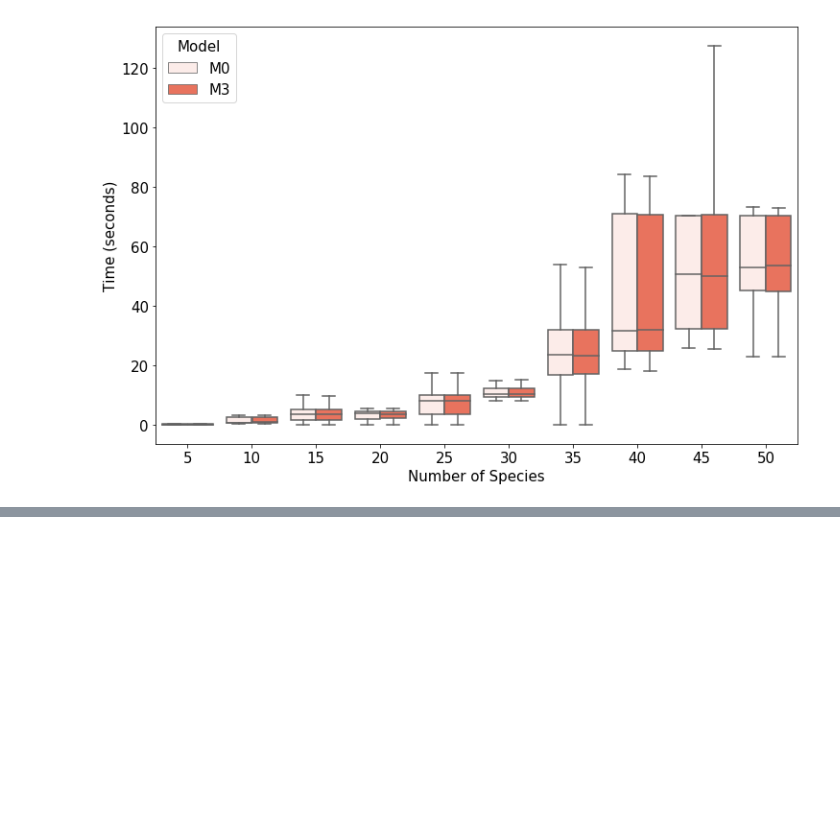
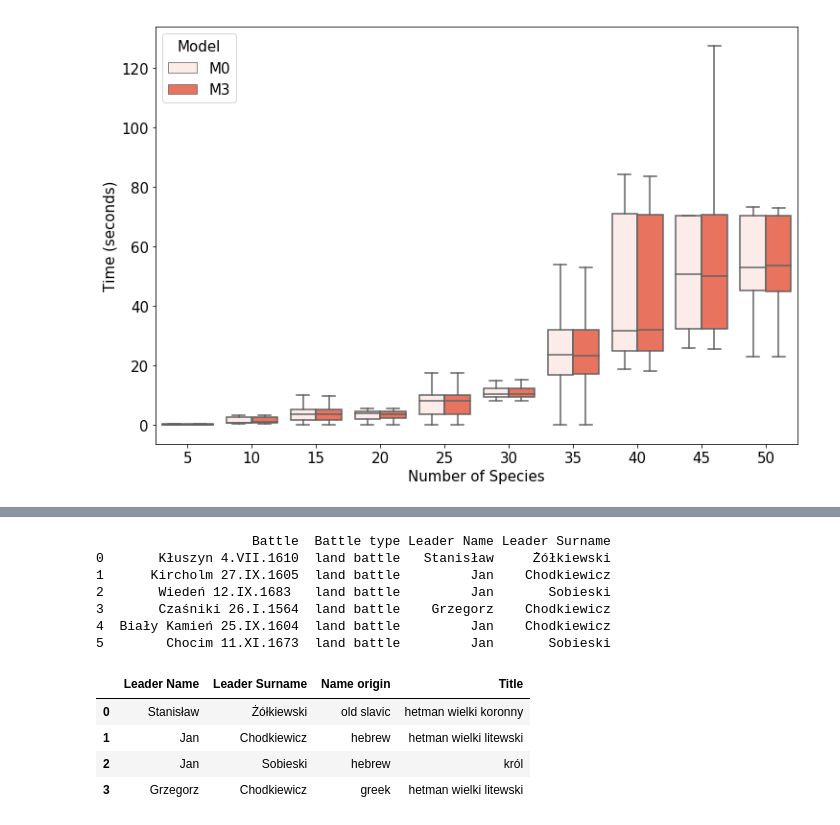
Before and after one commit to gbzaleski/DSP-Combined, a Jupyter notebook: lab11/lab11withoutsol.ipynb, the cells around one changed output, grey strips where cells are left out. Cells and saved outputs as stored; diff of their text form; code cells hidden in the pictures; blank space fills up the shorter version.

```diff
--- a/lab11/lab11withoutsol.ipynb
+++ b/lab11/lab11withoutsol.ipynb
@@ -464,0 +516,20 @@ plt.show()
+# %%
+# 2
+data_leaders = data[["Leader Name", "Leader Surname", "Name origin", "Title"]].drop_duplicates()
+data_battles = data[["Battle", "Battle type", "Leader Name", "Leader Surname"]].drop_duplicates()
+
+print(data_battles)
+data_leaders
+# %% [output]
+                    Battle  Battle type Leader Name Leader Surname
+0       Kłuszyn 4.VII.1610  land battle   Stanisław     Żółkiewski
+1      Kircholm 27.IX.1605  land battle         Jan    Chodkiewicz
+2       Wiedeń 12.IX.1683   land battle         Jan       Sobieski
+3       Czaśniki 26.I.1564  land battle    Grzegorz    Chodkiewicz
+4  Biały Kamień 25.IX.1604  land battle         Jan    Chodkiewicz
+5        Chocim 11.XI.1673  land battle         Jan       Sobieski
+|  | Leader Name | Leader Surname | Name origin | Title |
+| 0 | Stanisław | Żółkiewski | old slavic | hetman wielki koronny |
+| 1 | Jan | Chodkiewicz | hebrew | hetman wielki litewski |
+| 2 | Jan | Sobieski | hebrew | król |
+| 3 | Grzegorz | Chodkiewicz | greek | hetman wielki litewski |
```
Also changed, not shown: parts of 4 cells of this notebook.
